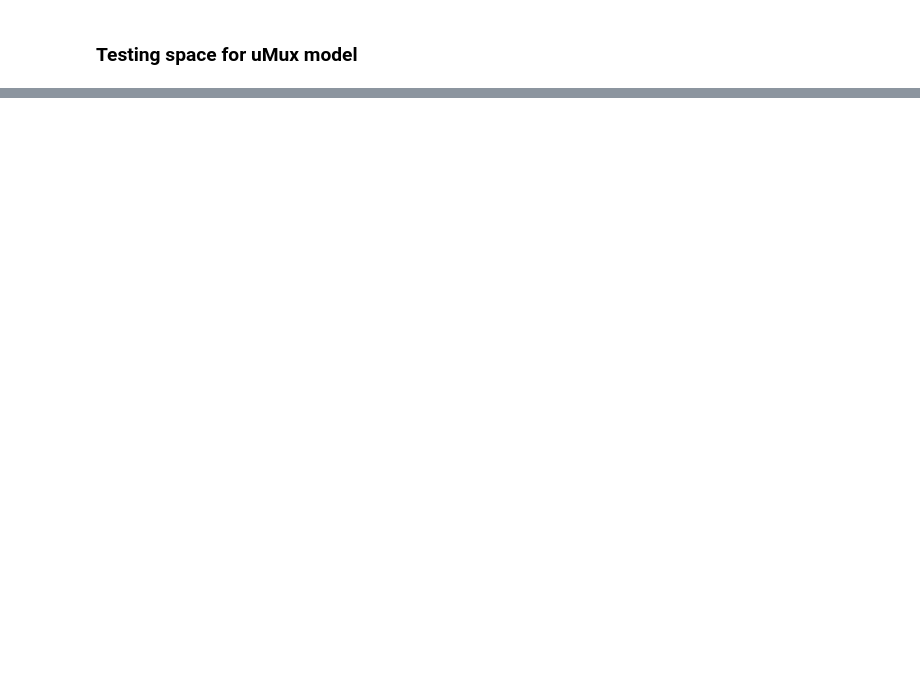
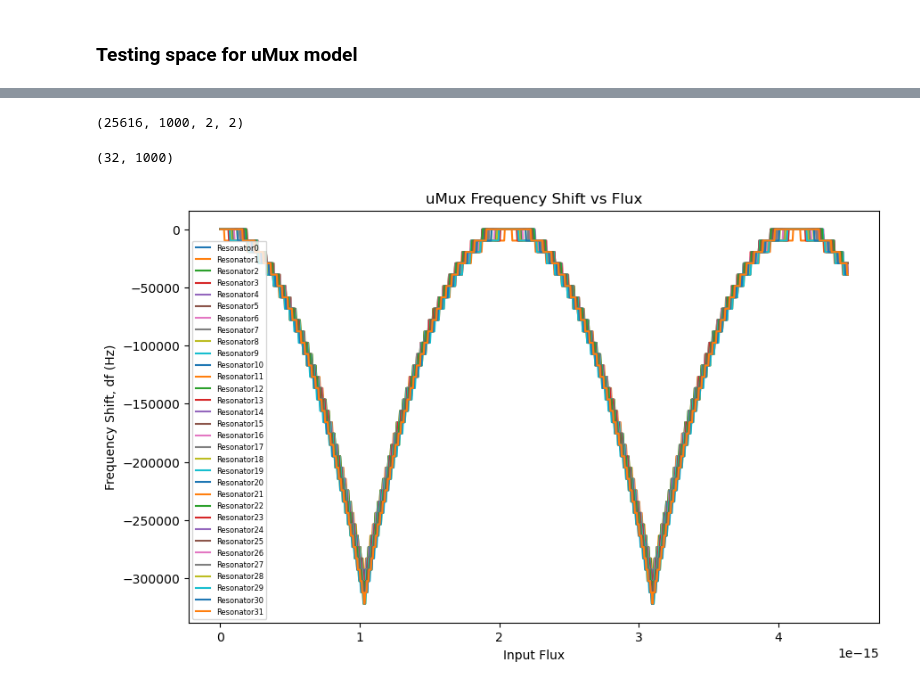
Before and after one commit to QTSF-Mines/Microwave-Multiplexing, a Jupyter notebook: uMux_modeling/model_testing.ipynb, the cells around one changed output, grey strips where cells are left out. Cells and saved outputs as stored; diff of their text form; code cells hidden in the pictures; blank space fills up the shorter version.

```diff
--- a/uMux_modeling/model_testing.ipynb
+++ b/uMux_modeling/model_testing.ipynb
@@ -75,0 +66,42 @@ TypeError: can't multiply sequence by non-int of type 'float'
+# %%
+
+
+
+
+I_array = np.linspace(0,300e-6,1000)
+flux_array = []
+
+for squid in squids:
+    squid.flux_lines["FluxRamp"].I = I_array
+    flux_array.append(I_array*squid.flux_lines["FluxRamp"].M)
+
+S = VNA.get_s_matrix(freqs_loaded)
+
+frs = []
+for i in range(len(I_array)):
+    fr_array = np.array([])
+    peaks = find_all_peaks(freqs_loaded, S[i][1,0])
+    freqs = freqs_loaded[peaks]
+    frs.append(freqs)
+    freqs = []
+frs = np.transpose(frs)
+
+print(np.shape(frs))
+# %% [output]
+(25616, 1000, 2, 2)
+(32, 1000)
+# %%
+
+dfs = frs - frs[:, 0:1]
+
+plt.figure(figsize=(10, 6))
+for p in range(32):
+    plt.plot(flux_array[0], dfs[p], label = "Resonator"+str(p))
+
+plt.xlabel("Input Flux")
+plt.ylabel("Frequency Shift, df (Hz)")
+plt.title("uMux Frequency Shift vs Flux")
+plt.legend(markerscale = 0.1, fontsize = 6)
+plt.show()
+# %% [output]
+[figure, added]
```
Also changed, not shown: parts of 3 cells of this notebook, 5 other files.
